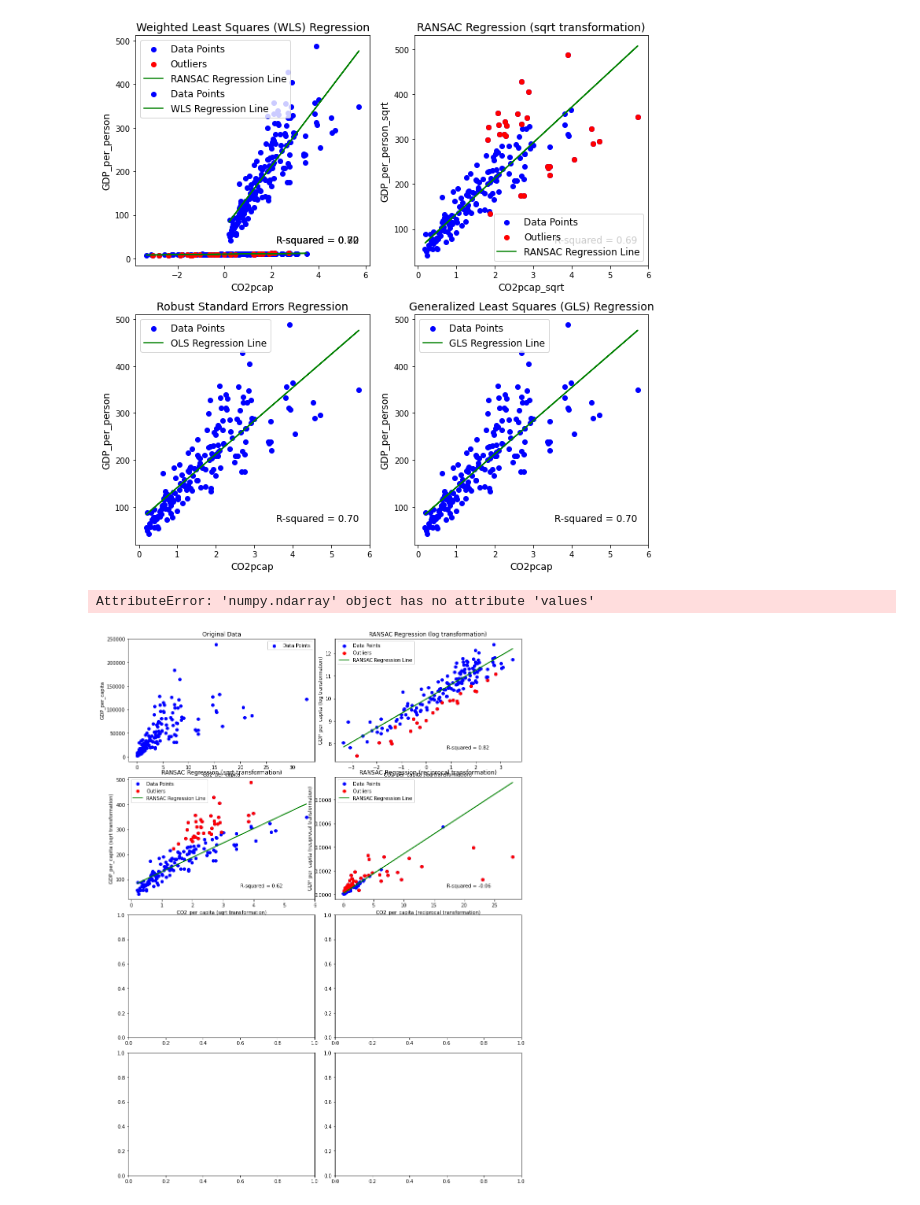
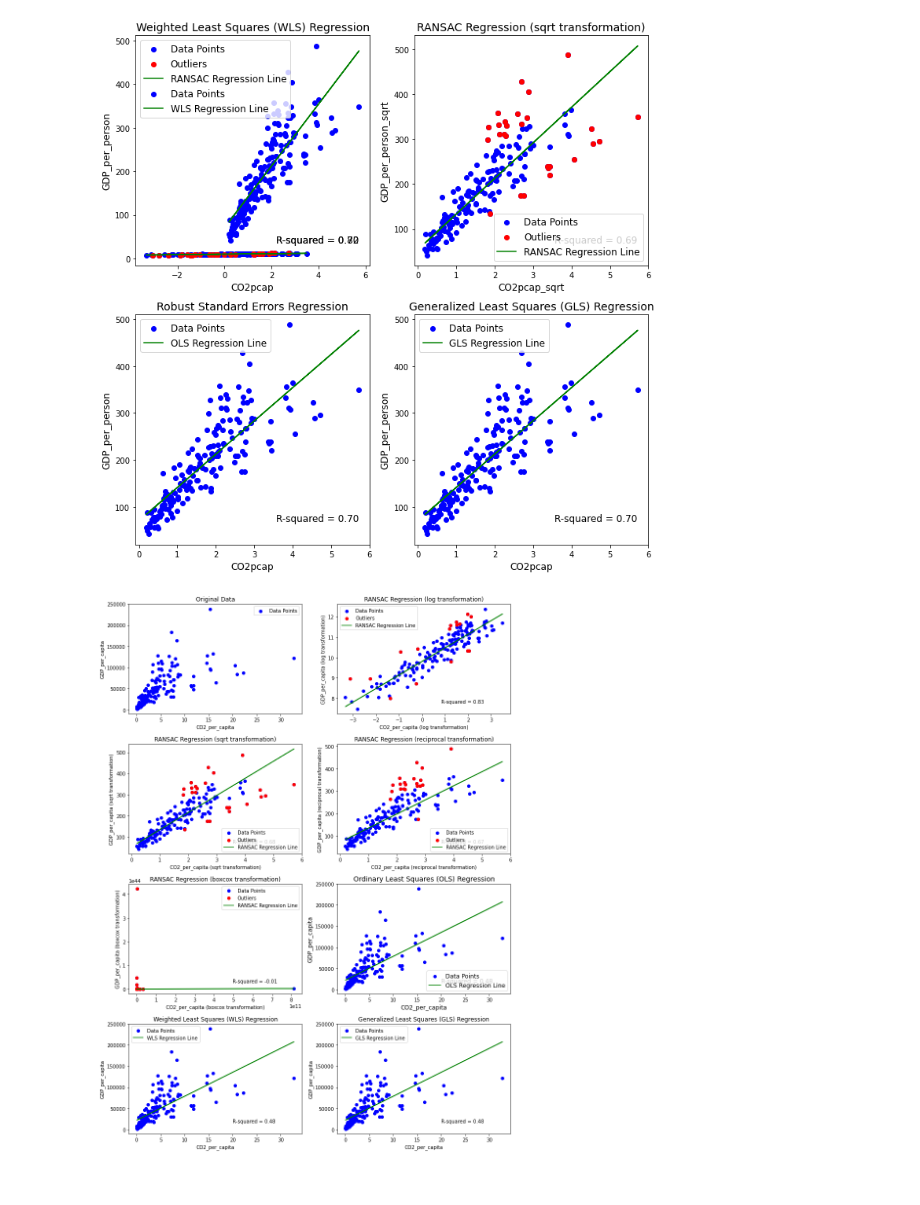
Before and after one commit to StefanRaychev/To-be-rich-or-to-be-green, a Jupyter notebook: rich or green.ipynb, the cells around one changed output. Drawn from its saved outputs; the diff is of its cells as text; code cells hidden in the pictures.

```diff
--- a/rich or green.ipynb
+++ b/rich or green.ipynb
@@ -289,7 +305,6 @@ def plot_ransac_regression1(data, column1, column2):
     plt.tight_layout()
     plt.show()
 # %%
-plot_ransac_regression1(df_original, "CO2_per_capita",	"GDP_per_capita")
+plot_ransac_regression9(df_original, "CO2_per_capita",	"GDP_per_capita")
 # %% [output]
-AttributeError: 'numpy.ndarray' object has no attribute 'values'
-[figure, old version]
+[figure, new version]
```
Also changed, not shown: parts of 1 cell of this notebook.
